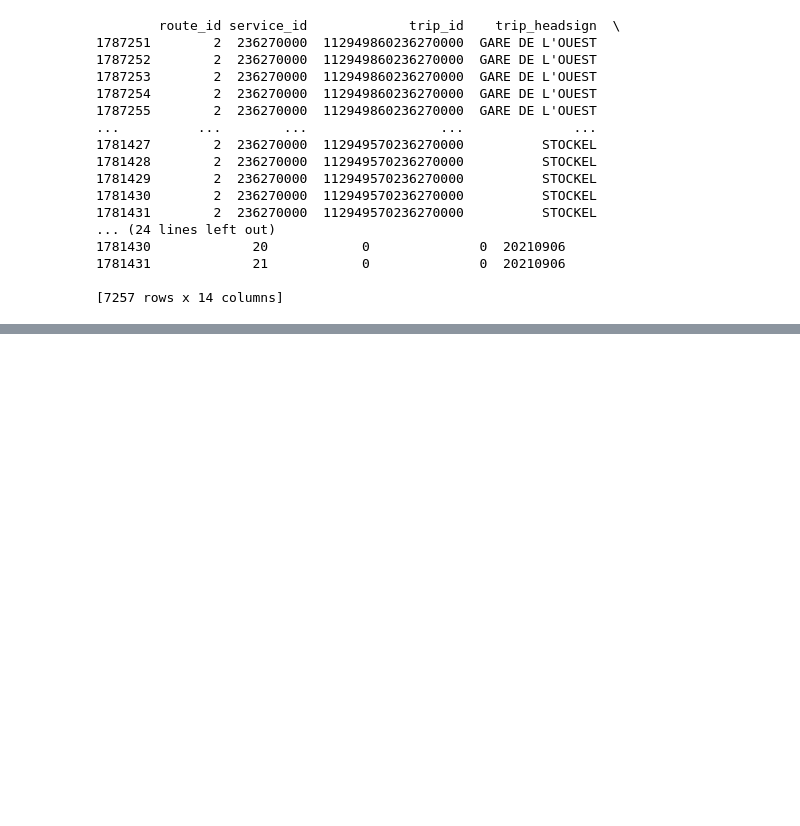
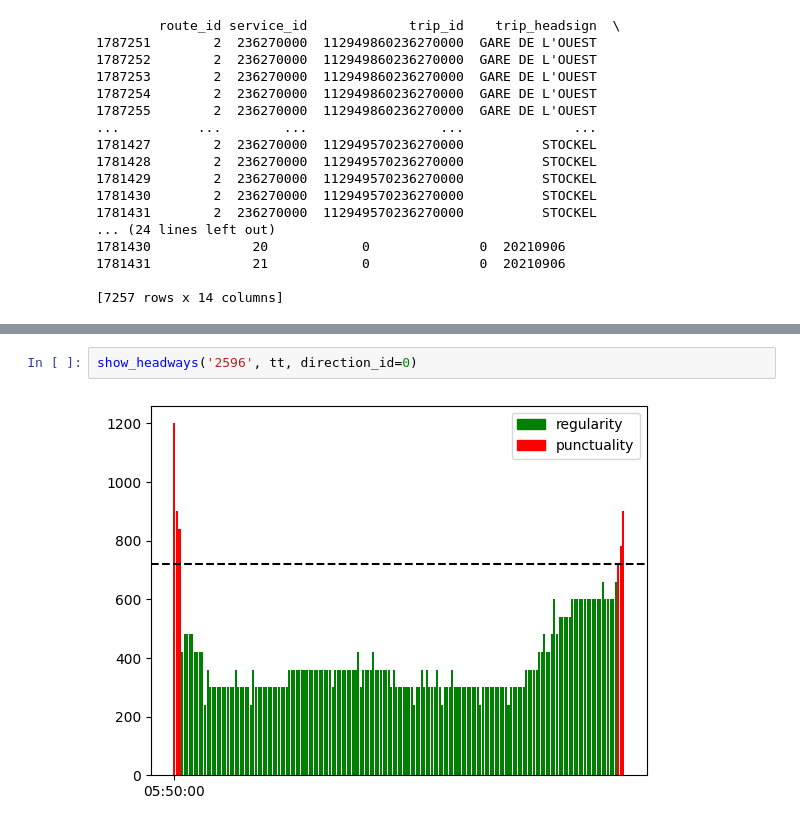
Before and after one commit to Lorenc1o/DataMining_HackMyRide, a Jupyter notebook: schedule/schedules.ipynb, the cells around one changed output, grey strips where cells are left out. Cells and saved outputs as stored; diff of their text form; blank space fills up the shorter version.

```diff
--- a/schedule/schedules.ipynb
+++ b/schedule/schedules.ipynb
@@ -397,0 +144,4 @@ print(tt['stop_id'].unique())
+# %%
+show_headways('2596', tt, direction_id=0)
+# %% [output]
+[figure, added]
```
Also changed, not shown: parts of 18 cells of this notebook, 1 other file.
